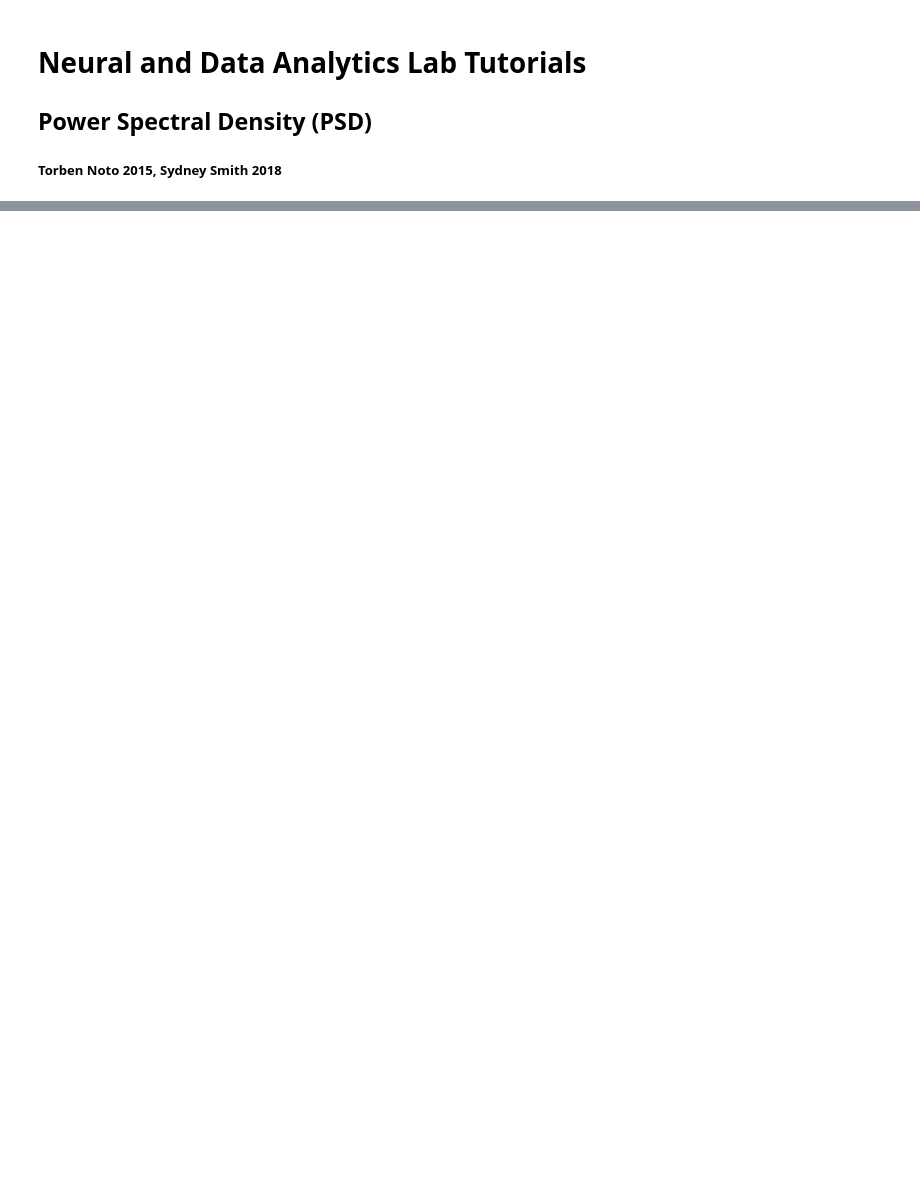
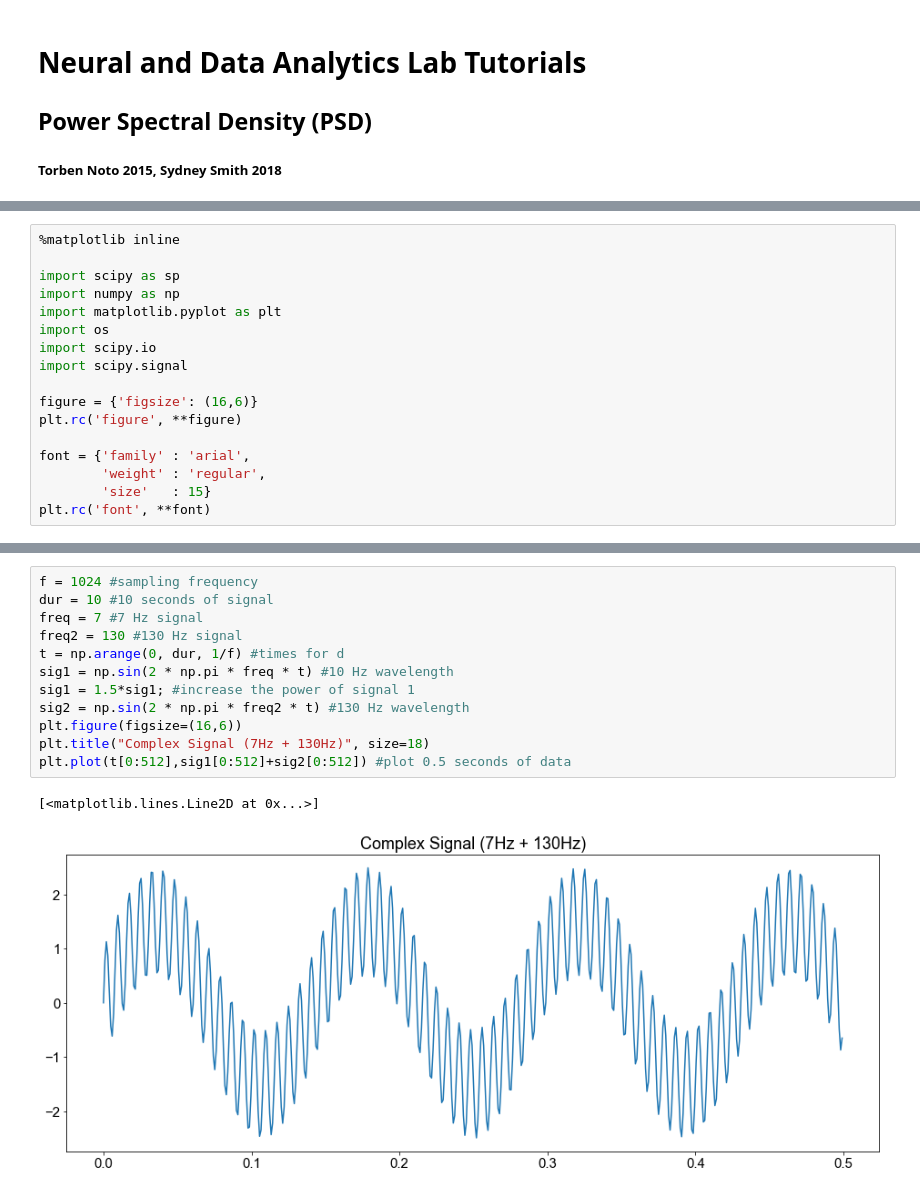
Before and after one commit to voytekresearch/Tutorials, a Jupyter notebook: 03-PowerSpectralDensityandSampling.ipynb, the cells around one changed output, grey strips where cells are left out. Cells and saved outputs as stored; diff of their text form; blank space fills up the shorter version.

```diff
--- a/03-PowerSpectralDensityandSampling.ipynb
+++ b/03-PowerSpectralDensityandSampling.ipynb
@@ -202,0 +19,17 @@ Can we build neural network models that look like this?
+# %%
+%matplotlib inline
+
+import scipy as sp
+import numpy as np
+import matplotlib.pyplot as plt
+import os
+import scipy.io
+import scipy.signal
+
+figure = {'figsize': (16,6)}
+plt.rc('figure', **figure)
+
+font = {'family' : 'arial',
+        'weight' : 'regular',
+        'size'   : 15}
+plt.rc('font', **font)
@@ -202,0 +64,15 @@ Can we build neural network models that look like this?
+# %%
+f = 1024 #sampling frequency
+dur = 10 #10 seconds of signal
+freq = 7 #7 Hz signal
+freq2 = 130 #130 Hz signal
+t = np.arange(0, dur, 1/f) #times for d
+sig1 = np.sin(2 * np.pi * freq * t) #10 Hz wavelength
+sig1 = 1.5*sig1; #increase the power of signal 1
+sig2 = np.sin(2 * np.pi * freq2 * t) #130 Hz wavelength
+plt.figure(figsize=(16,6))
+plt.title("Complex Signal (7Hz + 130Hz)", size=18)
+plt.plot(t[0:512],sig1[0:512]+sig2[0:512]) #plot 0.5 seconds of data
+# %% [output]
+[<matplotlib.lines.Line2D at 0x...>]
+[figure, added]
```
Also changed, not shown: parts of 42 cells of this notebook, 3 other files.
